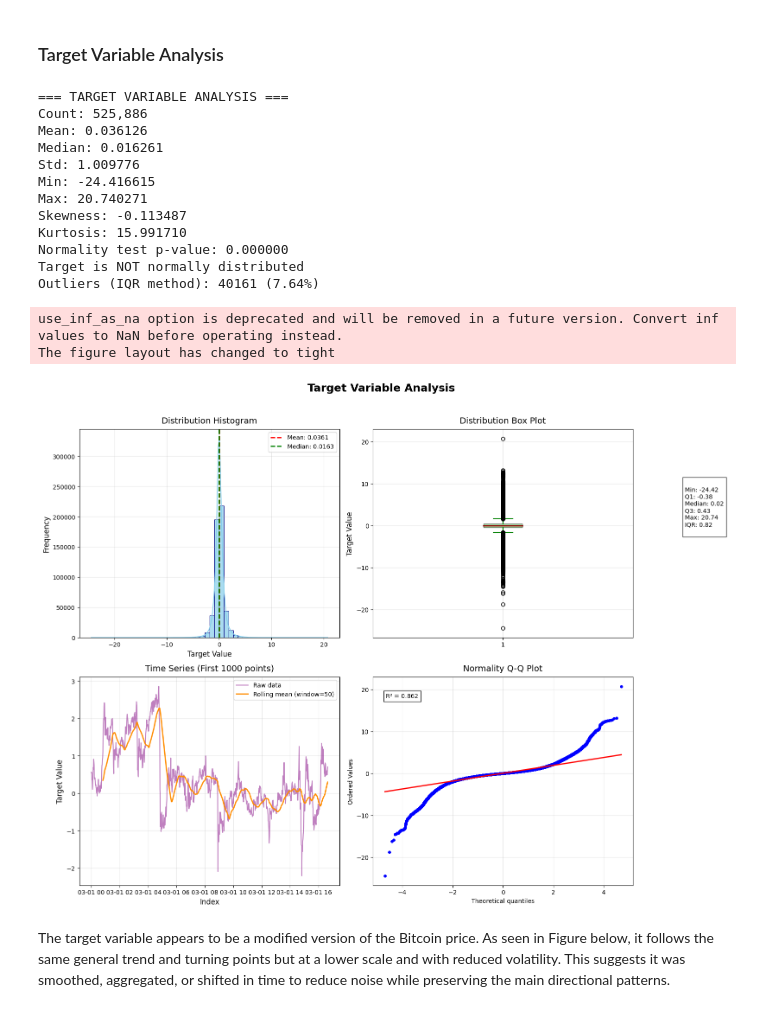
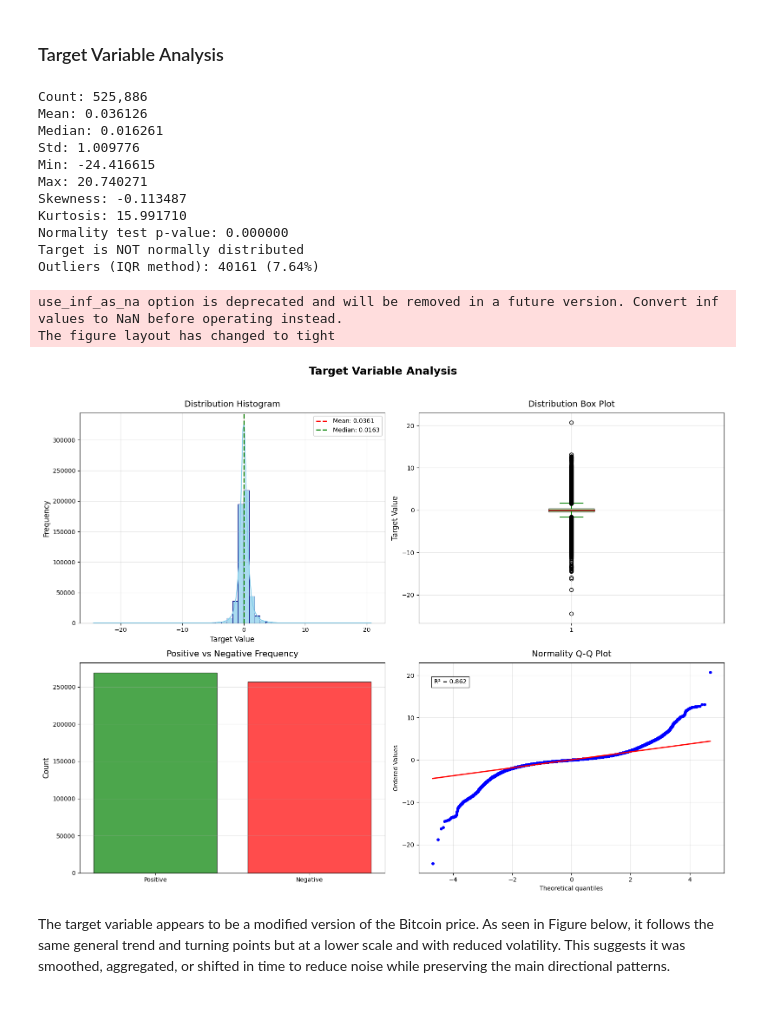
Before and after one commit to CapstoneTeam23UMICH/crypto_market_prediction, a Jupyter notebook: 1_feature_selection.ipynb, the cells around one changed output. Drawn from its saved outputs; the diff is of its cells as text; code cells hidden in the pictures.

```diff
--- a/1_feature_selection.ipynb
+++ b/1_feature_selection.ipynb
@@ -161,7 +160,6 @@ from sklearn.manifold import TSNE
 # %%
 target = df_train['label']
 
-print("=== TARGET VARIABLE ANALYSIS ===")
 print(f"Count: {len(target):,}")
 print(f"Mean: {target.mean():.6f}")
 print(f"Median: {target.median():.6f}")
@@ -189,7 +187,6 @@ upper_bound = Q3 + 1.5 * IQR
 outliers = target[(target < lower_bound) | (target > upper_bound)]
 print(f"Outliers (IQR method): {len(outliers)} ({len(outliers)/len(target)*100:.2f}%)")
 # %% [output]
-=== TARGET VARIABLE ANALYSIS ===
 Count: 525,886
 Mean: 0.036126
 Median: 0.016261
@@ -205,67 +202,56 @@ Outliers (IQR method): 40161 (7.64%)
 fig, axes = plt.subplots(2, 2, figsize=(16, 12), constrained_layout=True)
 fig.suptitle('Target Variable Analysis', fontsize=18, y=1.02, fontweight='bold')
 
+# Histogram
 sns.histplot(target, bins=50, kde=True, ax=axes[0,0], color='skyblue', edgecolor='navy', alpha=0.7)
 axes[0,0].axvline(target.mean(), color='red', linestyle='--', linewidth=2, label=f'Mean: {target.mean():.4f}')
 axes[0,0].axvline(target.median(), color='green', linestyle='--', linewidth=2, label=f'Median: {target.median():.4f}')
 axes[0,0].set_title('Distribution Histogram', fontsize=14, pad=10)
 axes[0,0].set_xlabel('Target Value', fontsize=12)
 axes[0,0].set_ylabel('Frequency', fontsize=12)
 axes[0,0].legend(fontsize=10, framealpha=0.9)
 axes[0,0].grid(True, alpha=0.3)
-box = axes[0,1].boxplot(target, patch_artist=True,
-                        boxprops=dict(facecolor='lightgreen', alpha=0.7),
-                        whiskerprops=dict(color='green', linewidth=1.5),
-                        capprops=dict(color='green', linewidth=1.5),
-                        medianprops=dict(color='darkred', linewidth=2))
 
-# summary statistics
-stats_text = f"""
-Min: {np.min(target):.2f}
-Q1: {np.percentile(target, 25):.2f}
-Median: {np.median(target):.2f}
-Q3: {np.percentile(target, 75):.2f}
-Max: {np.max(target):.2f}
-IQR: {np.percentile(target, 75) - np.percentile(target, 25):.2f}
-"""
-axes[0,1].text(1.2, 0.5, stats_text, transform=axes[0,1].transAxes,
-              bbox=dict(facecolor='white', alpha=0.8), fontsize=10)
+# Box plot + stats
+axes[0,1].boxplot(target, patch_artist=True,
+                  boxprops=dict(facecolor='lightgreen', alpha=0.7),
+                  whiskerprops=dict(color='green', linewidth=1.5),
+                  capprops=dict(color='green', linewidth=1.5),
+                  medianprops=dict(color='darkred', linewidth=2))
 axes[0,1].set_title('Distribution Box Plot', fontsize=14, pad=10)
 axes[0,1].set_ylabel('Target Value', fontsize=12)
 axes[0,1].grid(True, alpha=0.3)
 
-# Time series with rolling average
-sample_size = min(1000, len(target))
-rolling_window = sample_size // 20  # 5% of sample size
+# Autocorrelation plot
+axes[1,0].bar(
+    ['Positive', 'Negative'],
+    [(target > 0).sum(), (target < 0).sum()],
+    color=['green', 'red'],
+    alpha=0.7,
+    edgecolor='black'
+)
+axes[1,0].set_title('Positive vs Negative Frequency', fontsize=14, pad=10)
+axes[1,0].set_ylabel('Count', fontsize=12)
+axes[1,0].grid(axis='y', alpha=0.3)
 
-axes[1,0].plot(target[:sample_size], alpha=0.5, color='purple', label='Raw data')
-axes[1,0].plot(pd.Series(target[:sample_size]).rolling(rolling_window).mean(),
-              color='darkorange', linewidth=2, label=f'Rolling mean (window={rolling_window})')
-axes[1,0].set_title(f'Time Series (First {sample_size} points)', fontsize=14, pad=10)
-axes[1,0].set_xlabel('Index', fontsize=12)
-axes[1,0].set_ylabel('Target Value', fontsize=12)
-axes[1,0].legend(fontsize=10)
-axes[1,0].grid(True, alpha=0.3)
-
-# Q-Q plot with R² value
+# Q-Q plot
 stats.probplot(target, dist="norm", plot=axes[1,1])
 axes[1,1].lines[0].set_markerfacecolor('blue')
 axes[1,1].lines[0].set_markersize(4.0)
 axes[1,1].lines[1].set_color('red')
 axes[1,1].lines[1].set_linewidth(2.0)
-
-# Calculate R² for the Q-Q plot
 (osm, osr), (slope, intercept, r) = stats.probplot(target, dist="norm")
 axes[1,1].text(0.05, 0.9, f'R² = {r**2:.3f}', transform=axes[1,1].transAxes,
-              bbox=dict(facecolor='white', alpha=0.8))
+               bbox=dict(facecolor='white', alpha=0.8))
 axes[1,1].set_title('Normality Q-Q Plot', fontsize=14, pad=10)
 axes[1,1].grid(True, alpha=0.3)
+
 plt.tight_layout()
 plt.show()
 # %% [output]
 use_inf_as_na option is deprecated and will be removed in a future version. Convert inf values to NaN before operating instead.
 The figure layout has changed to tight
-[figure, old version]
+[figure, new version]
 # %% [markdown]
 The target variable appears to be a modified version of the Bitcoin price. As seen in Figure below, it follows the same general trend and turning points but at a lower scale and with reduced volatility. This suggests it was smoothed, aggregated, or shifted in time to reduce noise while preserving the main directional patterns.
 # %%
```
Also changed, not shown: parts of 10 cells of this notebook, 11 other files.
